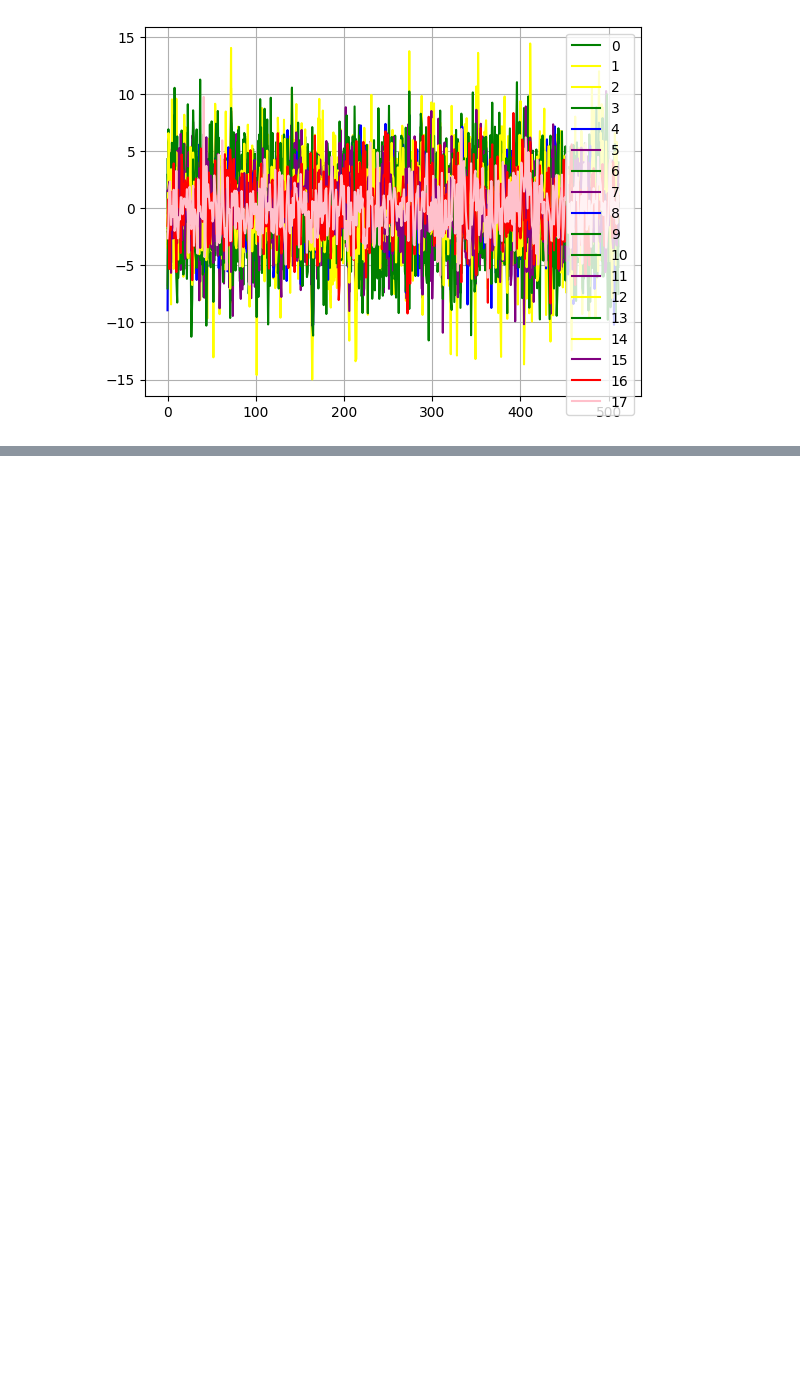
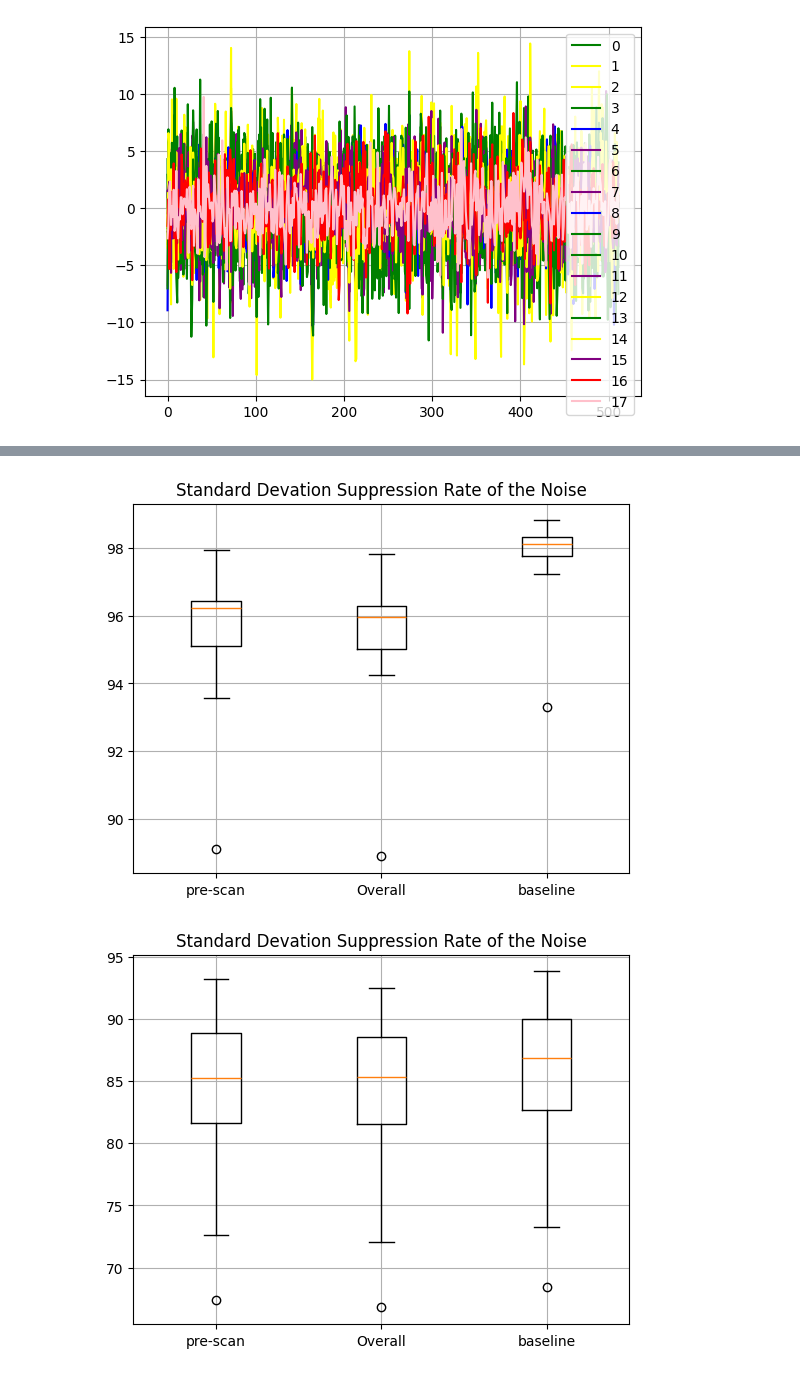
Before and after one commit to jiaxingh825/MRI-Image-Processing-using-Deep-Learning, a Jupyter notebook: ANS_Scripts/codeTestingSandbox.ipynb, the cells around one changed output, grey strips where cells are left out. Saved outputs shown, nothing was run; the diff lists cells and outputs as text; code cells hidden in the pictures; blank space fills up the shorter version.

```diff
--- a/ANS_Scripts/codeTestingSandbox.ipynb
+++ b/ANS_Scripts/codeTestingSandbox.ipynb
@@ -541,0 +690,30 @@ print(tf)
+# %%
+
+data1 = [[93.56,95.09,95.12,96.45,96.11,97.96,96.34,97.45,89.10,96.38],
+         [95.13,94.26,94.97,95.85,96.25,97.84,96.30,97.29,88.88,96.09],
+         [98.37,97.25,97.73,98.17,98.20,98.82,97.86,98.67,93.30,98.05]]
+
+labels = ['pre-scan','Overall','baseline']
+plt.boxplot(data1,tick_labels=labels)
+#plt.boxplot(data2)
+#plt.boxplot(data3)
+plt.title('Standard Devation Suppression Rate of the Noise')
+plt.grid()
+plt.show()
+data2 = [[81.65,83.17,89.74,86.45,89.83,88.18,84.14,89.54,85.25,86.74,
+          89.07,79.90,84.62,88.88,77.65,85.10,93.18,85.03,80.45,67.41,
+          86.81,79.09,87.03,91.35,72.59],
+          [81.57,82.91,89.54,86.11,89.75,88.00,83.65,88.55,84.99,86.53,
+           88.69,78.64,84.12,88.58,77.08,85.31,92.44,84.30,79.90,66.79,
+           86.16,78.60,86.48,90.56,72.02],
+           [82.70,83.98,91.58,88.60,92.34,90.02,85.70,90.41,86.88,88.17,
+            92.50,81.12,86.73,89.44,78.46,86.78,93.80,85.61,81.23,68.42,
+            87.55,80.10,87.64,91.64,73.24]]
+labels = ['pre-scan','Overall','baseline']
+plt.boxplot(data2,tick_labels=labels)
+plt.title('Standard Devation Suppression Rate of the Noise')
+plt.grid()
+plt.show()
+# %% [output]
+[figure, added]
+[figure, added]
```
Also changed, not shown: parts of 8 cells of this notebook.
